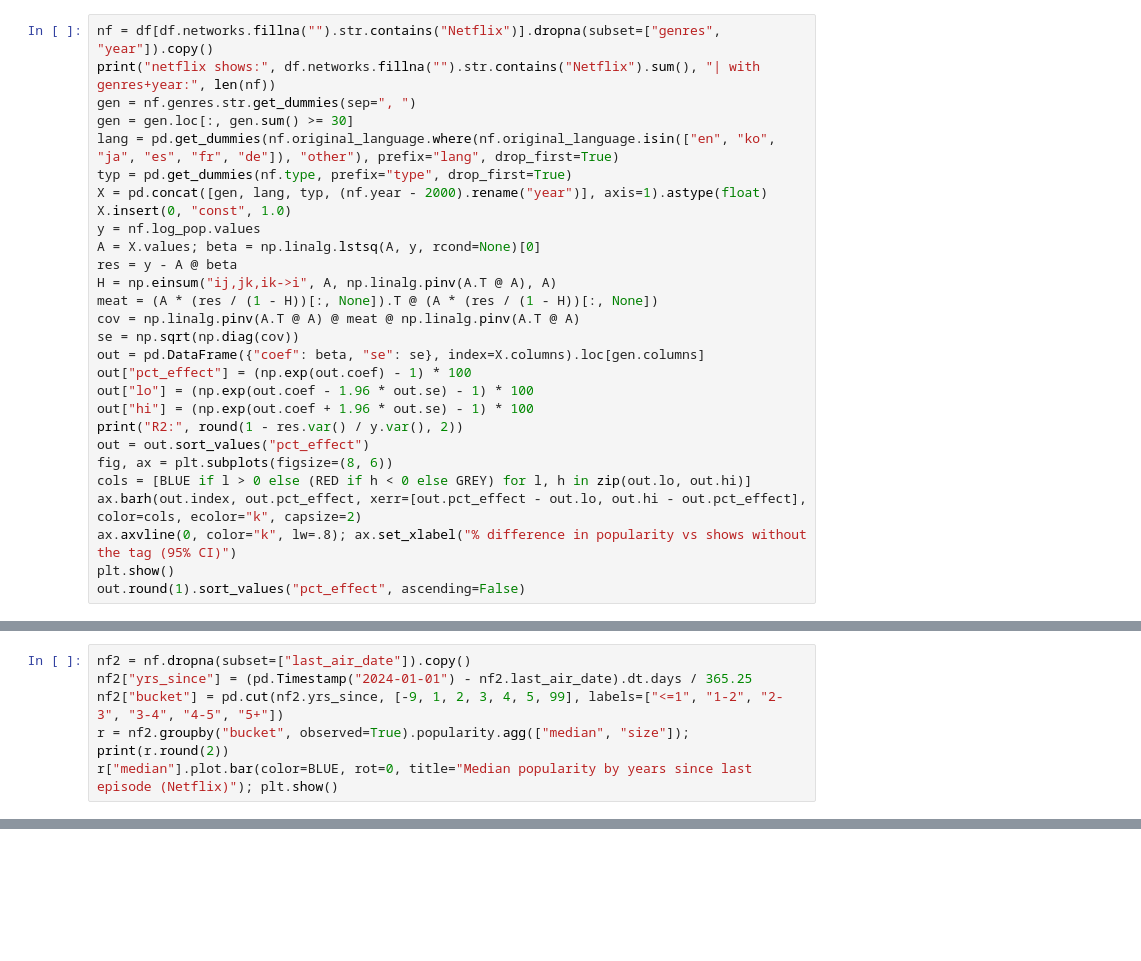
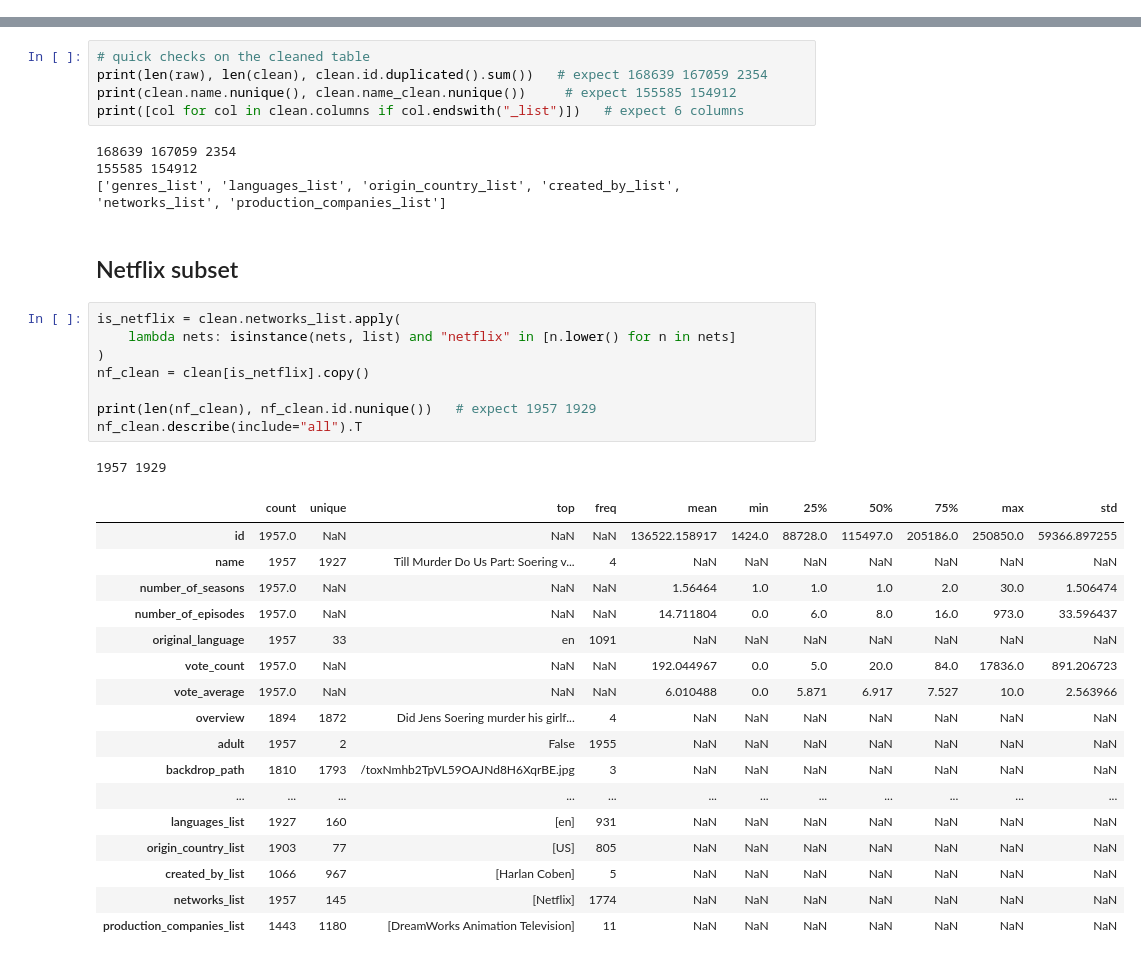
Before and after one commit to Emu-codein/tmdb_tv_shows, a Jupyter notebook: notebooks/tmdb.ipynb, the cells around one changed output, grey strips where cells are left out. Cells and saved outputs as stored; diff of their text form; blank space fills up the shorter version.

Commit message:
initial cleaning of full data

```diff
--- a/notebooks/tmdb.ipynb
+++ b/notebooks/tmdb.ipynb
@@ -126,28 +0,0 @@ Netflix subset by `networks` field (workaround: the dataset is all-network, not
-# %%
-nf = df[df.networks.fillna("").str.contains("Netflix")].dropna(subset=["genres", "year"]).copy()
-print("netflix shows:", df.networks.fillna("").str.contains("Netflix").sum(), "| with genres+year:", len(nf))
-gen = nf.genres.str.get_dummies(sep=", ")
-gen = gen.loc[:, gen.sum() >= 30]
-lang = pd.get_dummies(nf.original_language.where(nf.original_language.isin(["en", "ko", "ja", "es", "fr", "de"]), "other"), prefix="lang", drop_first=True)
-typ = pd.get_dummies(nf.type, prefix="type", drop_first=True)
-X = pd.concat([gen, lang, typ, (nf.year - 2000).rename("year")], axis=1).astype(float)
-X.insert(0, "const", 1.0)
-y = nf.log_pop.values
-A = X.values; beta = np.linalg.lstsq(A, y, rcond=None)[0]
-res = y - A @ beta
-H = np.einsum("ij,jk,ik->i", A, np.linalg.pinv(A.T @ A), A)
-meat = (A * (res / (1 - H))[:, None]).T @ (A * (res / (1 - H))[:, None])
-cov = np.linalg.pinv(A.T @ A) @ meat @ np.linalg.pinv(A.T @ A)
-se = np.sqrt(np.diag(cov))
-out = pd.DataFrame({"coef": beta, "se": se}, index=X.columns).loc[gen.columns]
-out["pct_effect"] = (np.exp(out.coef) - 1) * 100
-out["lo"] = (np.exp(out.coef - 1.96 * out.se) - 1) * 100
-out["hi"] = (np.exp(out.coef + 1.96 * out.se) - 1) * 100
-print("R2:", round(1 - res.var() / y.var(), 2))
-out = out.sort_values("pct_effect")
-fig, ax = plt.subplots(figsize=(8, 6))
-cols = [BLUE if l > 0 else (RED if h < 0 else GREY) for l, h in zip(out.lo, out.hi)]
-ax.barh(out.index, out.pct_effect, xerr=[out.pct_effect - out.lo, out.hi - out.pct_effect], color=cols, ecolor="k", capsize=2)
-ax.axvline(0, color="k", lw=.8); ax.set_xlabel("% difference in popularity vs shows without the tag (95% CI)")
-plt.show()
-out.round(1).sort_values("pct_effect", ascending=False)
@@ -173,6 +0,0 @@ Popularity is current attention, so it decays after a show stops airing.
-# %%
-nf2 = nf.dropna(subset=["last_air_date"]).copy()
-nf2["yrs_since"] = (pd.Timestamp("2024-01-01") - nf2.last_air_date).dt.days / 365.25
-nf2["bucket"] = pd.cut(nf2.yrs_since, [-9, 1, 2, 3, 4, 5, 99], labels=["<=1", "1-2", "2-3", "3-4", "4-5", "5+"])
-r = nf2.groupby("bucket", observed=True).popularity.agg(["median", "size"]); print(r.round(2))
-r["median"].plot.bar(color=BLUE, rot=0, title="Median popularity by years since last episode (Netflix)"); plt.show()
@@ -276,0 +89,38 @@ pd.DataFrame(comp, columns=["features", "split", "spearman"]).pivot(index="featu
+# %%
+# quick checks on the cleaned table
+print(len(raw), len(clean), clean.id.duplicated().sum())   # expect 168639 167059 2354
+print(clean.name.nunique(), clean.name_clean.nunique())     # expect 155585 154912
+print([col for col in clean.columns if col.endswith("_list")])   # expect 6 columns
+# %% [output]
+168639 167059 2354
+155585 154912
+['genres_list', 'languages_list', 'origin_country_list', 'created_by_list', 'networks_list', 'production_companies_list']
+# %% [markdown]
+## Netflix subset
+# %%
+is_netflix = clean.networks_list.apply(
+    lambda nets: isinstance(nets, list) and "netflix" in [n.lower() for n in nets]
+)
+nf_clean = clean[is_netflix].copy()
+
+print(len(nf_clean), nf_clean.id.nunique())   # expect 1957 1929
+nf_clean.describe(include="all").T
+# %% [output]
+1957 1929
+|  | count | unique | top | freq | mean | min | 25% | 50% | 75% | max | std |
+| id | 1957.0 | NaN | NaN | NaN | 136522.158917 | 1424.0 | 88728.0 | 115497.0 | 205186.0 | 250850.0 | 59366.897255 |
+| name | 1957 | 1927 | Till Murder Do Us Part: Soering v... | 4 | NaN | NaN | NaN | NaN | NaN | NaN | NaN |
+| number_of_seasons | 1957.0 | NaN | NaN | NaN | 1.56464 | 1.0 | 1.0 | 1.0 | 2.0 | 30.0 | 1.506474 |
+| number_of_episodes | 1957.0 | NaN | NaN | NaN | 14.711804 | 0.0 | 6.0 | 8.0 | 16.0 | 973.0 | 33.596437 |
+| original_language | 1957 | 33 | en | 1091 | NaN | NaN | NaN | NaN | NaN | NaN | NaN |
+| vote_count | 1957.0 | NaN | NaN | NaN | 192.044967 | 0.0 | 5.0 | 20.0 | 84.0 | 17836.0 | 891.206723 |
+| vote_average | 1957.0 | NaN | NaN | NaN | 6.010488 | 0.0 | 5.871 | 6.917 | 7.527 | 10.0 | 2.563966 |
+| overview | 1894 | 1872 | Did Jens Soering murder his girlf... | 4 | NaN | NaN | NaN | NaN | NaN | NaN | NaN |
+| adult | 1957 | 2 | False | 1955 | NaN | NaN | NaN | NaN | NaN | NaN | NaN |
+| backdrop_path | 1810 | 1793 | /toxNmhb2TpVL59OAJNd8H6XqrBE.jpg | 3 | NaN | NaN | NaN | NaN | NaN | NaN | NaN |
+| ... | ... | ... | ... | ... | ... | ... | ... | ... | ... | ... | ... |
+| languages_list | 1927 | 160 | [en] | 931 | NaN | NaN | NaN | NaN | NaN | NaN | NaN |
+| origin_country_list | 1903 | 77 | [US] | 805 | NaN | NaN | NaN | NaN | NaN | NaN | NaN |
+| created_by_list | 1066 | 967 | [Harlan Coben] | 5 | NaN | NaN | NaN | NaN | NaN | NaN | NaN |
+| networks_list | 1957 | 145 | [Netflix] | 1774 | NaN | NaN | NaN | NaN | NaN | NaN | NaN |
+| production_companies_list | 1443 | 1180 | [DreamWorks Animation Television] | 11 | NaN | NaN | NaN | NaN | NaN | NaN | NaN |
```
Also changed, not shown: parts of 27 cells of this notebook, 1 other file.
